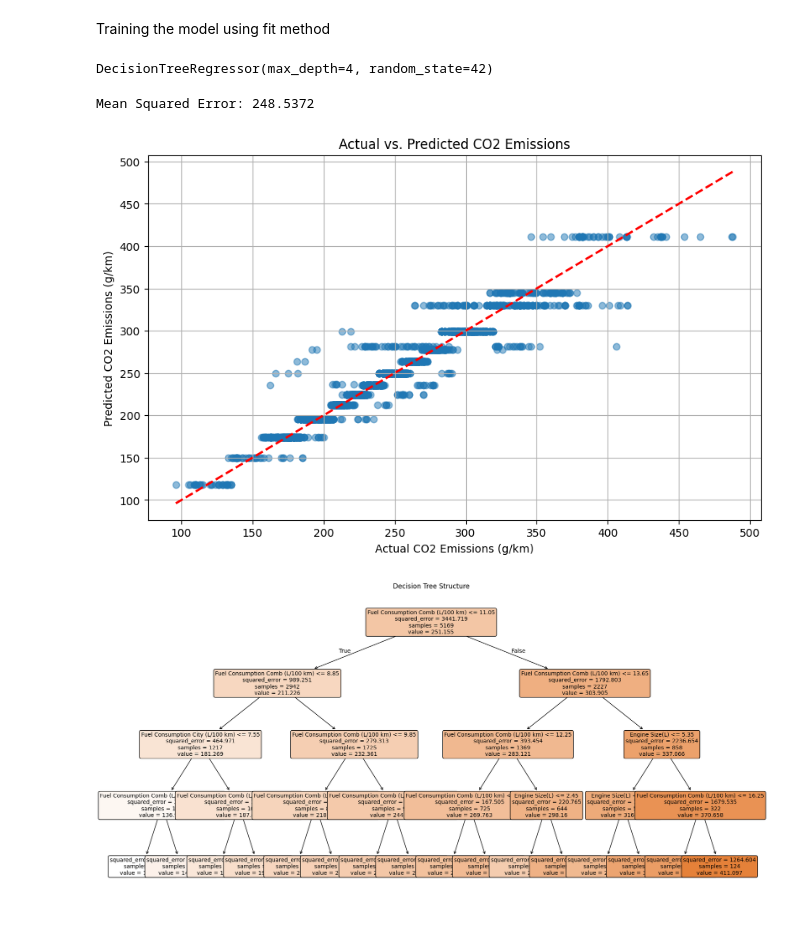
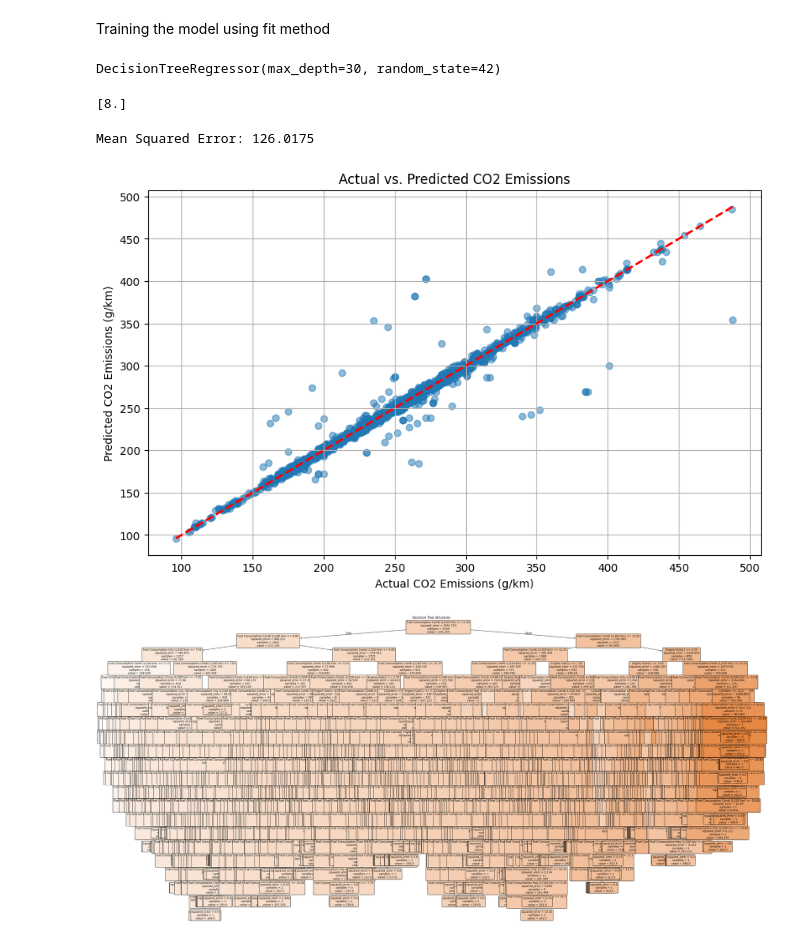
Before and after one commit to Engr-Nauman/AI, a Jupyter notebook: Decision_Tree_Regressor_CarMileage_04_07_2026.ipynb, the cells around one changed output. Drawn from its saved outputs; the diff is of its cells as text; code cells hidden in the pictures.

Commit message:
Improved with nodes depth increased

```diff
--- a/Decision_Tree_Regressor_CarMileage_04_07_2026.ipynb
+++ b/Decision_Tree_Regressor_CarMileage_04_07_2026.ipynb
@@ -22,8 +21,8 @@ df.head()
 | 3 | ACURA | MDX 4WD | SUV - SMALL | 3.5 | 6 | AS6 | Z | ... |
 | 4 | ACURA | RDX AWD | SUV - SMALL | 3.5 | 6 | AS6 | Z | ... |
 # %%
-df_refined = df.drop(columns = ['Make','Model','Vehicle Class','Transmission','Fuel Type'])
-df_refined.head()
+df_red = df.drop(columns = ['Make','Model','Vehicle Class','Transmission','Fuel Type'])
+df_red.head()
 # %% [output]
 |  | Engine Size(L) | Cylinders | Fuel Consumption City (L/100 km) | Fuel Consumption Hwy (L/100 km) | Fuel Consumption Comb (L/100 km) | ... |
 | 0 | 2.0 | 4 | 9.9 | 6.7 | 8.5 | ... |
@@ -79,26 +78,32 @@ from sklearn.tree import DecisionTreeRegressor, export_text
 from sklearn.model_selection import train_test_split
 from sklearn.metrics import mean_squared_error
 # %%
-X_train, X_test, y_train, y_test = train_test_split(df_refined.drop(columns = ['CO2 Emissions(g/km)']), df_refined['CO2 Emissions(g/km)'], test_size=0.3, random_state=42)
+X_train, X_test, y_train, y_test = train_test_split(df_red.drop(columns = ['CO2 Emissions(g/km)']), df_red['CO2 Emissions(g/km)'], test_size=0.3, random_state=42)
 # %% [markdown]
 Here we set the depth to 4, the nodes for treee
 # %%
-regressor = DecisionTreeRegressor(max_depth=4, random_state=42)
+regressor = DecisionTreeRegressor(max_depth=30, random_state=42)
 # %% [markdown]
 Training the model using fit method
 # %%
 regressor.fit(X_train, y_train)
 # %% [output]
-DecisionTreeRegressor(max_depth=4, random_state=42)
+DecisionTreeRegressor(max_depth=30, random_state=42)
 # %%
 y_predict = regressor.predict(X_test)
+# %%
+i = 1314
+y = regressor.predict(X_test.iloc[[i]])
+print(y-y_test.iloc[i])
+# %% [output]
+[8.]
 # %%
 # Now let's check the acquracy of the model using
 # mean squared error
 mse = mean_squared_error(y_test, y_predict)
 print(f"Mean Squared Error: {mse:.4f}")
 # %% [output]
-Mean Squared Error: 248.5372
+Mean Squared Error: 126.0175
 # %%
 import matplotlib.pyplot as plt
 
@@ -111,19 +116,19 @@ plt.plot([y_test.min(), y_test.max()], [y_test.min(), y_test.max()], 'r--', lw=2
 plt.grid(True)
 plt.show()
 # %% [output]
-[figure, old version]
+[figure, new version]
 # %%
 from sklearn.tree import plot_tree
 
-plt.figure(figsize=(20, 10))
+plt.figure(figsize=(40, 20))
 plot_tree(
     regressor,
-    feature_names=X_train.columns.tolist(), # Corrected: Use actual feature names
+    feature_names=X_train.columns.tolist(),
     filled=True,
     rounded=True,
     fontsize=10
 )
 plt.title("Decision Tree Structure")
 plt.show()
 # %% [output]
-[figure, old version]
+[figure, new version]
```
Also changed, not shown: parts of 2 cells of this notebook.
